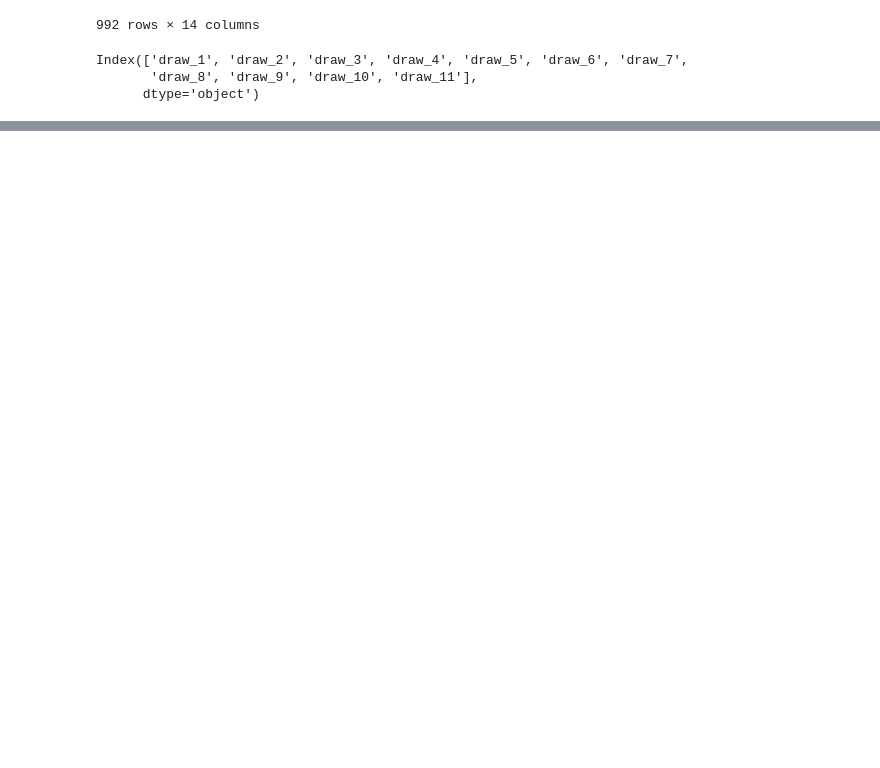
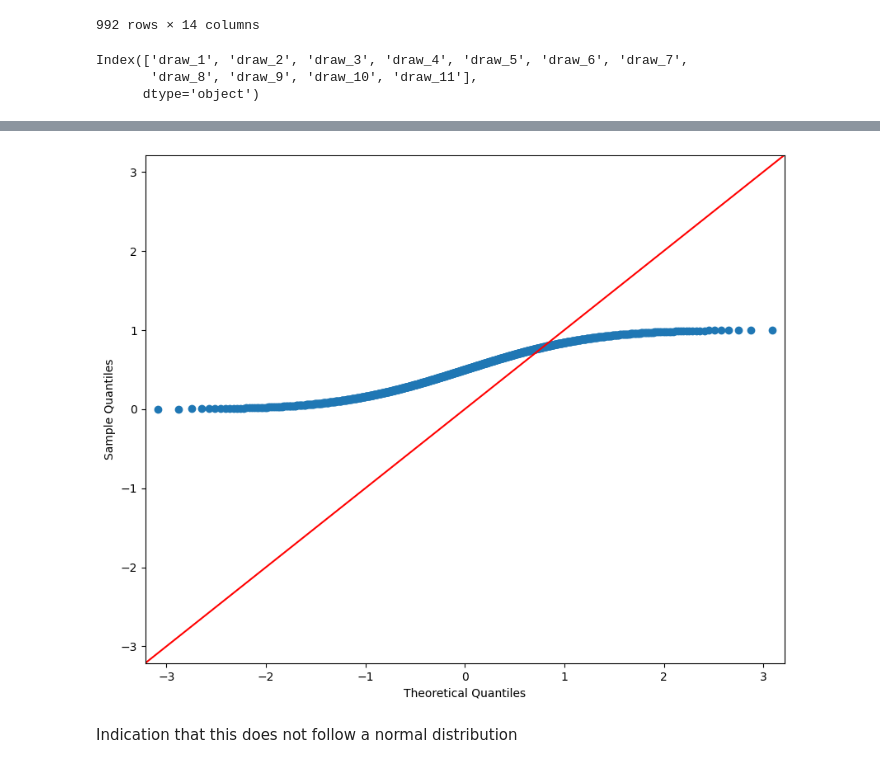
Before and after one commit to jacobhthomas/LeadWater, a Jupyter notebook: qr_income.ipynb, the cells around one changed output, grey strips where cells are left out. Cells and saved outputs as stored; diff of their text form; code cells hidden in the pictures; blank space fills up the shorter version.

```diff
--- a/qr_income.ipynb
+++ b/qr_income.ipynb
@@ -159,0 +110,4 @@ lst_cond_median
+# %%
+df['median_lead'] = df[draw_cols1].median(axis=1)
+df = df.drop(columns=draw_cols1)
+df
@@ -159,0 +274,8 @@ lst_cond_median
+# %%
+import pylab as py
+sm.qqplot(data=df['quantile'], line='45')
+py.show()
+# %% [output]
+[figure, added]
+# %% [markdown]
+Indication that this does not follow a normal distribution
```
Also changed, not shown: parts of 20 cells of this notebook.
